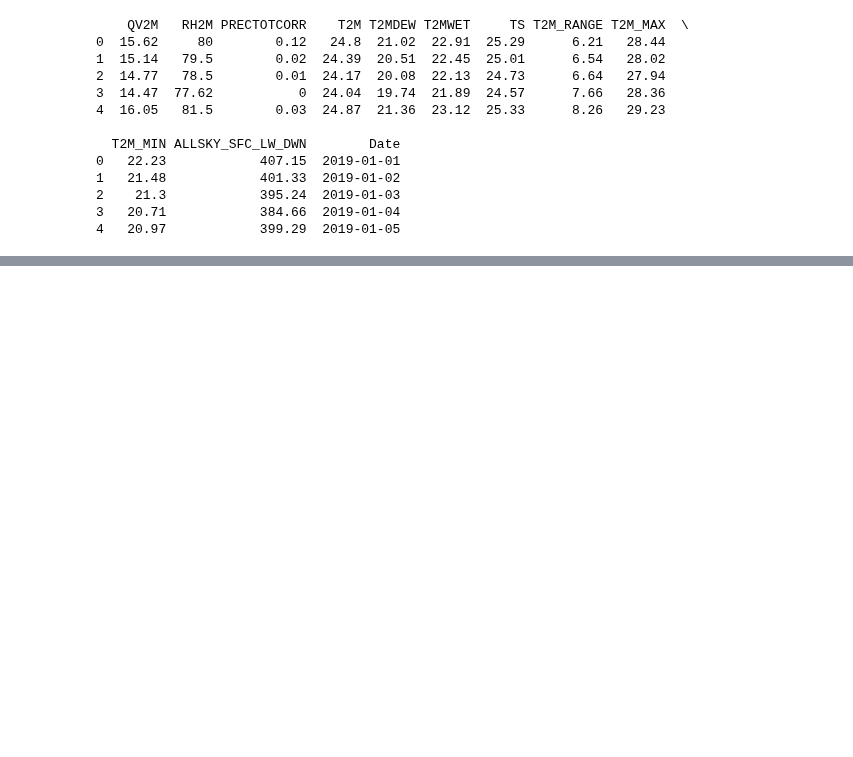
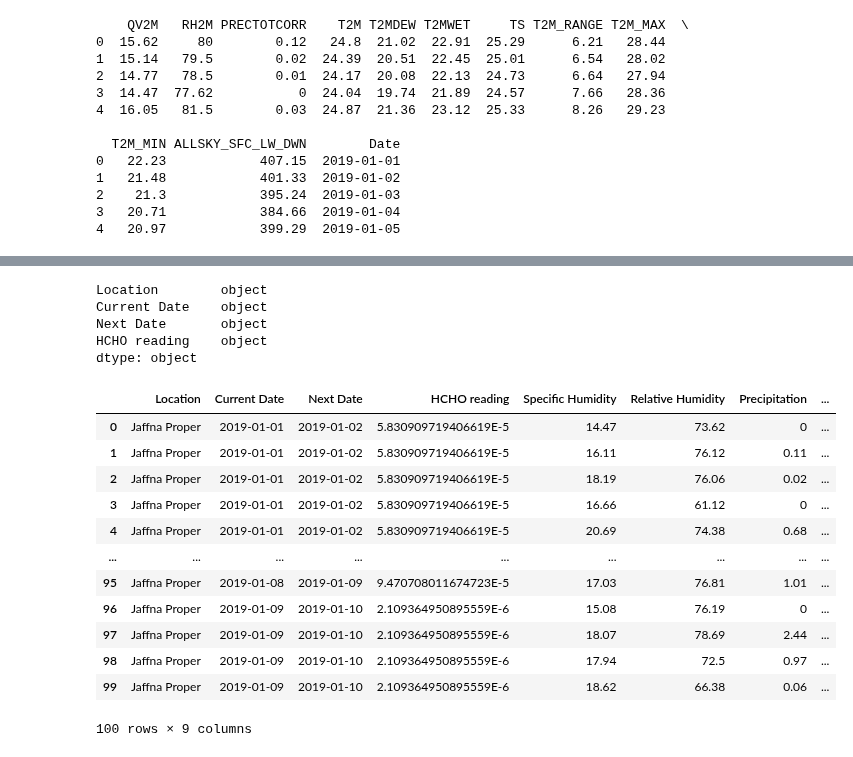
Before and after one commit to Esandu-Meth-Obadaarachchi/HCHO-level-Time-series-forecasting, a Jupyter notebook: DE_2_NASA_DATASET.ipynb, the cells around one changed output, grey strips where cells are left out. Cells and saved outputs as stored; diff of their text form; code cells hidden in the pictures; blank space fills up the shorter version.

```diff
--- a/DE_2_NASA_DATASET.ipynb
+++ b/DE_2_NASA_DATASET.ipynb
@@ -241,0 +371,8 @@ only showing top 20 rows
+# %%
+jaffna_data=turn_date_to_string(jaffna_data)
+kandy_data=turn_date_to_string(kandy_data)
+kurunagala_data=turn_date_to_string(kurunagala_data)
+nuwara_eliya_data=turn_date_to_string(nuwara_eliya_data)
+deniyaya_matara_data=turn_date_to_string(deniyaya_matara_data)
+monaragala_data=turn_date_to_string(monaragala_data)
+colombo_data=turn_date_to_string(colombo_data)
@@ -241,0 +399,2 @@ only showing top 20 rows
+# %%
+jaffna_data['Date'] = jaffna_data['Date'].astype(str)
@@ -241,0 +451,39 @@ only showing top 20 rows
+# %%
+print(colombo_df.dtypes)
+# %% [output]
+Location        object
+Current Date    object
+Next Date       object
+HCHO reading    object
+dtype: object
+# %%
+def merge_data(df, data):
+    # Convert 'Current Date' to datetime in both DataFrames
+    df['Current Date'] = pd.to_datetime(df['Current Date'])
+    data['Date'] = pd.to_datetime(data['Date'])
+
+    # Merge based on the "Date" column
+    merged_data = pd.merge(df, data, how='inner', left_on='Current Date', right_on='Date')
+
+    # Drop the additional 'Date' column from data
+    merged_data.drop(columns=['Date'], inplace=True)
+
+    return merged_data
+# %%
+jaffna_merged = merge_data(jaffna_df,jaffna_data)
+# %%
+jaffna_merged.head(100)
+# %% [output]
+|  | Location | Current Date | Next Date | HCHO reading | Specific Humidity | Relative Humidity | Precipitation | ... |
+| 0 | Jaffna Proper | 2019-01-01 | 2019-01-02 | 5.830909719406619E-5 | 14.47 | 73.62 | 0 | ... |
+| 1 | Jaffna Proper | 2019-01-01 | 2019-01-02 | 5.830909719406619E-5 | 16.11 | 76.12 | 0.11 | ... |
+| 2 | Jaffna Proper | 2019-01-01 | 2019-01-02 | 5.830909719406619E-5 | 18.19 | 76.06 | 0.02 | ... |
+| 3 | Jaffna Proper | 2019-01-01 | 2019-01-02 | 5.830909719406619E-5 | 16.66 | 61.12 | 0 | ... |
+| 4 | Jaffna Proper | 2019-01-01 | 2019-01-02 | 5.830909719406619E-5 | 20.69 | 74.38 | 0.68 | ... |
+| ... | ... | ... | ... | ... | ... | ... | ... | ... |
+| 95 | Jaffna Proper | 2019-01-08 | 2019-01-09 | 9.470708011674723E-5 | 17.03 | 76.81 | 1.01 | ... |
+| 96 | Jaffna Proper | 2019-01-09 | 2019-01-10 | 2.109364950895559E-6 | 15.08 | 76.19 | 0 | ... |
+| 97 | Jaffna Proper | 2019-01-09 | 2019-01-10 | 2.109364950895559E-6 | 18.07 | 78.69 | 2.44 | ... |
+| 98 | Jaffna Proper | 2019-01-09 | 2019-01-10 | 2.109364950895559E-6 | 17.94 | 72.5 | 0.97 | ... |
+| 99 | Jaffna Proper | 2019-01-09 | 2019-01-10 | 2.109364950895559E-6 | 18.62 | 66.38 | 0.06 | ... |
+100 rows × 9 columns
```
Also changed, not shown: parts of 33 cells of this notebook.
